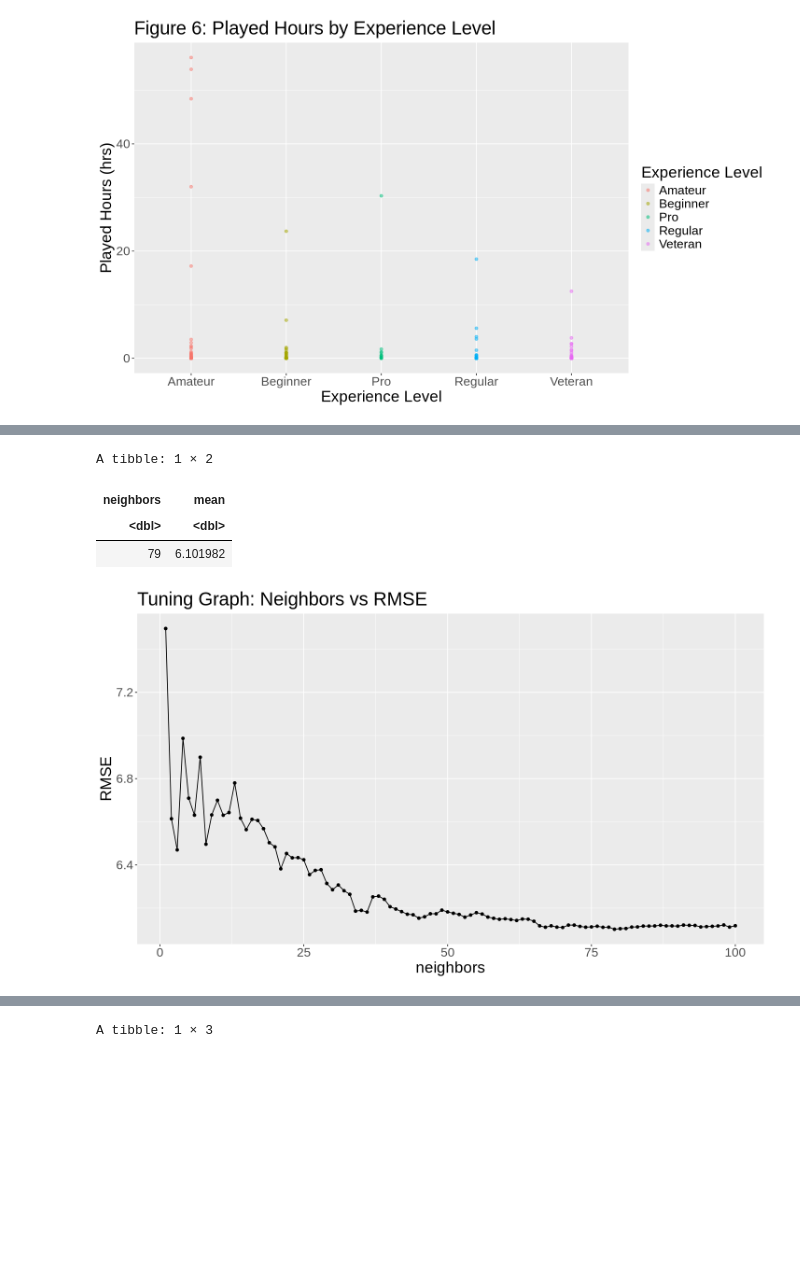
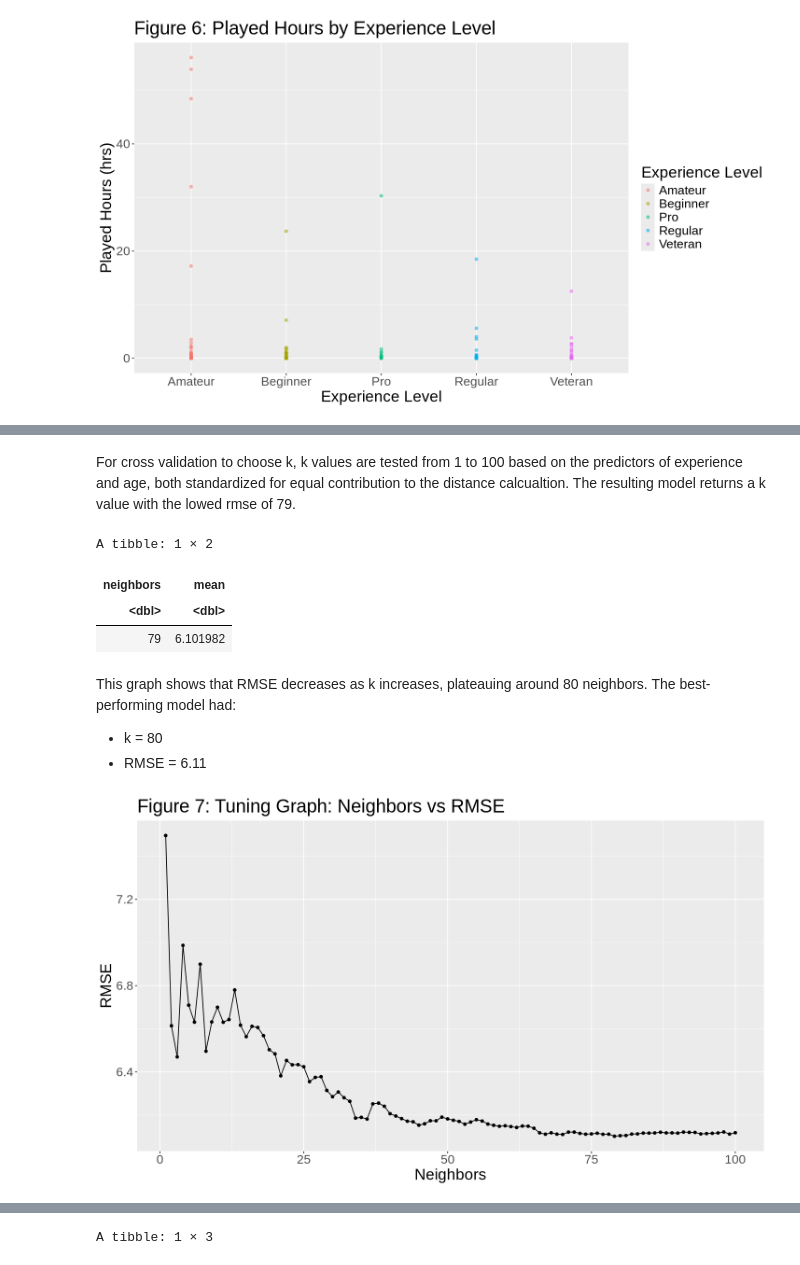
Before and after one commit to AndrewH-dsci/DSCI-Group-Project, a Jupyter notebook: Wrangling_and_Model_Code.ipynb, the cells around one changed output, grey strips where cells are left out. Cells and saved outputs as stored; diff of their text form; code cells hidden in the pictures; blank space fills up the shorter version.

```diff
--- a/Wrangling_and_Model_Code.ipynb
+++ b/Wrangling_and_Model_Code.ipynb
@@ -204,5 +207,8 @@ kvals<-tibble(neighbors=seq(from=1, to=100, by=1))
 player_vfold<-vfold_cv(player_training, v=5, strata=played_hours)
+# %% [markdown]
+For cross validation to choose k, k values are tested from 1 to 100  based on the predictors of experience and age, both standardized for equal contribution to the distance calcualtion. The resulting model returns a k value with the lowed rmse of 79.
 # %%
+kvals<-tibble(neighbors=seq(from=1, to=100, by=1))
 player_recipe<-recipe(played_hours~experience_numeric+Age, data=player_training)|>
     step_scale(all_predictors())|>
     step_center(all_predictors())
@@ -218,21 +224,25 @@ player_tune<-workflow()|>
     collect_metrics()|>
     filter(.metric=="rmse")|>
     select(neighbors, mean)
+
+lowest_rmse_k<-slice_min(player_tune, mean)
+lowest_rmse_k
+# %% [output]
+A tibble: 1 × 2
+| neighbors | mean |
+| <dbl> | <dbl> |
+| 79 | 6.101982 |
-# %%
-lowest_rmse_k<-slice_min(player_tune, mean)
-lowest_rmse_k
-# %% [output]
-A tibble: 1 × 2
-| neighbors | mean |
-| <dbl> | <dbl> |
-| 79 | 6.101982 |
+# %% [markdown]
+This graph shows that RMSE decreases as k increases, plateauing around 80 neighbors. The best-performing model had:
+- k = 80
+- RMSE = 6.11
 # %%
 tune_graph<-player_tune|>
     ggplot(aes(x=neighbors, y=mean))+
         geom_point()+
         geom_line()+
-        labs(x="neighbors", y="RMSE", title="Tuning Graph: Neighbors vs RMSE")+
+        labs(x="Neighbors", y="RMSE", title="Figure 7: Tuning Graph: Neighbors vs RMSE")+
         theme(text=element_text(size=20))
 tune_graph
 # %% [output]
-[figure, old version]
+[figure, new version]
```
Also changed, not shown: parts of 5 cells of this notebook.
